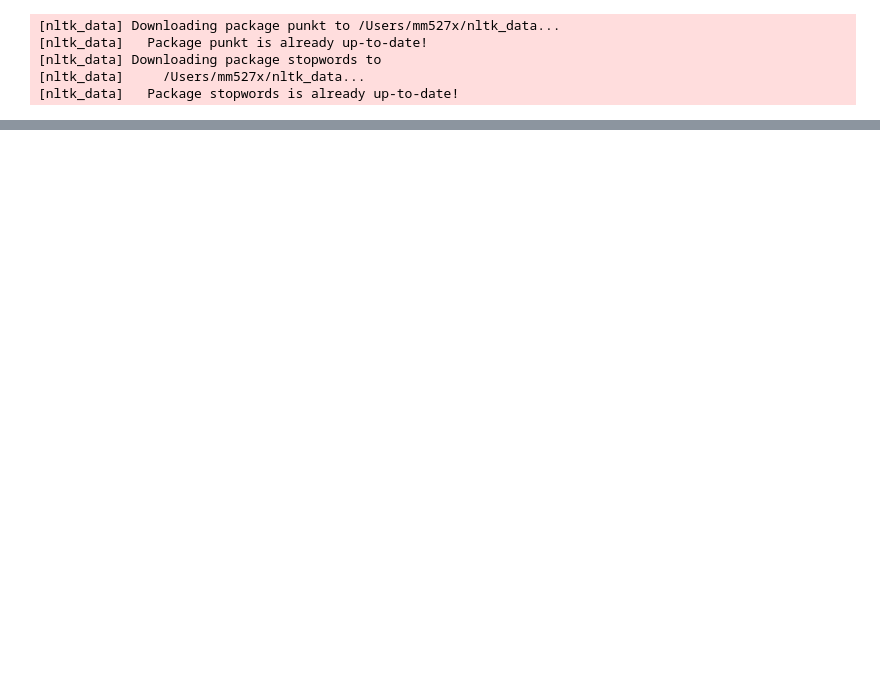
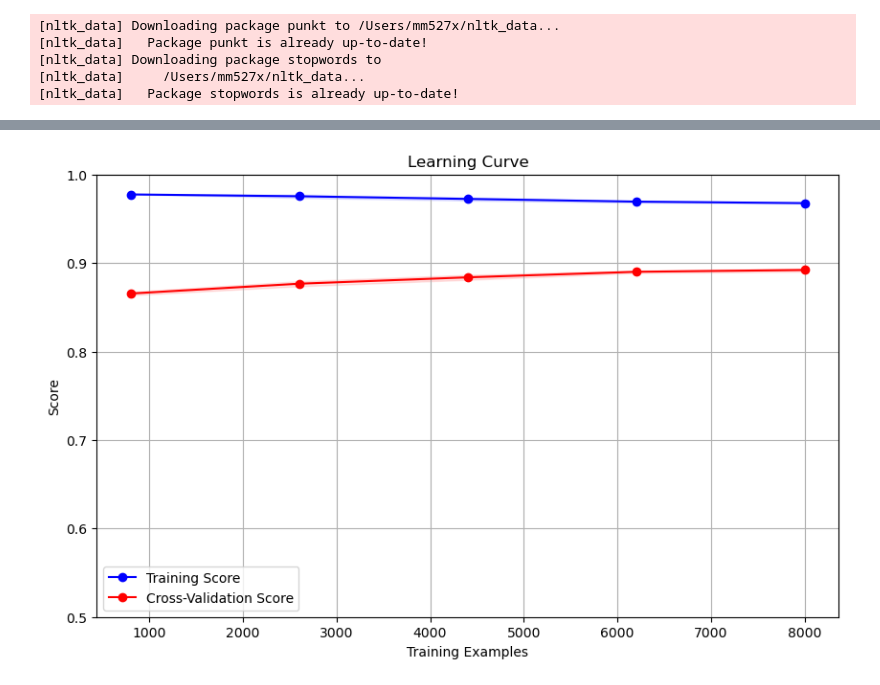
Before and after one commit to mathildemariemonge/IronMathildeLabs, a Jupyter notebook: Final Project/Call me out_workbook.ipynb, the cells around one changed output, grey strips where cells are left out. Cells and saved outputs as stored; diff of their text form; code cells hidden in the pictures; blank space fills up the shorter version.

```diff
--- a/Final Project/Call me out_workbook.ipynb
+++ b/Final Project/Call me out_workbook.ipynb
@@ -149,0 +203,4 @@ df
+# %%
+processed_df=pd.read_csv("processed_dataset.csv")
+# %%
+processed_df['sexist'] = processed_df['sexist'].astype(int)
@@ -149,0 +229,3 @@ df
+# %%
+df_stem=processed_df[['processed_text','sexist']]
+df_lem=processed_df[['lem_text','sexist']]
@@ -149,0 +266,9 @@ df
+# %%
+from sklearn.model_selection import train_test_split
+
+# Split the DataFrame into training and testing sets
+lem_train_df, lem_test_df = train_test_split(df_lem, test_size=0.25, random_state=42)
+
+# Print the shape of the resulting DataFrames
+print(f"Training set shape: {lem_train_df.shape}")
+print(f"Testing set shape: {lem_test_df.shape}")
@@ -149,0 +324,35 @@ df
+# %%
+import numpy as np
+import matplotlib.pyplot as plt
+from sklearn.model_selection import learning_curve
+
+# Define the SVM classifier
+classifier = SVC()
+
+# Define the train_sizes
+train_sizes = np.linspace(0.1, 1.0, 10)
+
+# Calculate the learning curve scores
+train_sizes, train_scores, test_scores = learning_curve(classifier, train_features, lem_train_labels, cv=5)
+
+# Calculate the mean and standard deviation of the training and testing scores
+train_mean = np.mean(train_scores, axis=1)
+train_std = np.std(train_scores, axis=1)
+test_mean = np.mean(test_scores, axis=1)
+test_std = np.std(test_scores, axis=1)
+
+# Plot the learning curve
+plt.figure(figsize=(10, 6))
+plt.title('Learning Curve')
+plt.xlabel('Training Examples')
+plt.ylabel('Score')
+plt.grid(True)
+plt.fill_between(train_sizes, train_mean - train_std, train_mean + train_std, alpha=0.1, color='b')
+plt.fill_between(train_sizes, test_mean - test_std, test_mean + test_std, alpha=0.1, color='r')
+plt.plot(train_sizes, train_mean, 'o-', color='b', label='Training Score')
+plt.plot(train_sizes, test_mean, 'o-', color='r', label='Cross-Validation Score')
+plt.ylim(0.5, 1.0)  # Adjust the y-axis limits to make the curves closer
+plt.legend(loc='best')
+plt.show()
+# %% [output]
+[figure, added]
```
Also changed, not shown: parts of 28 cells of this notebook, 2 other files.
